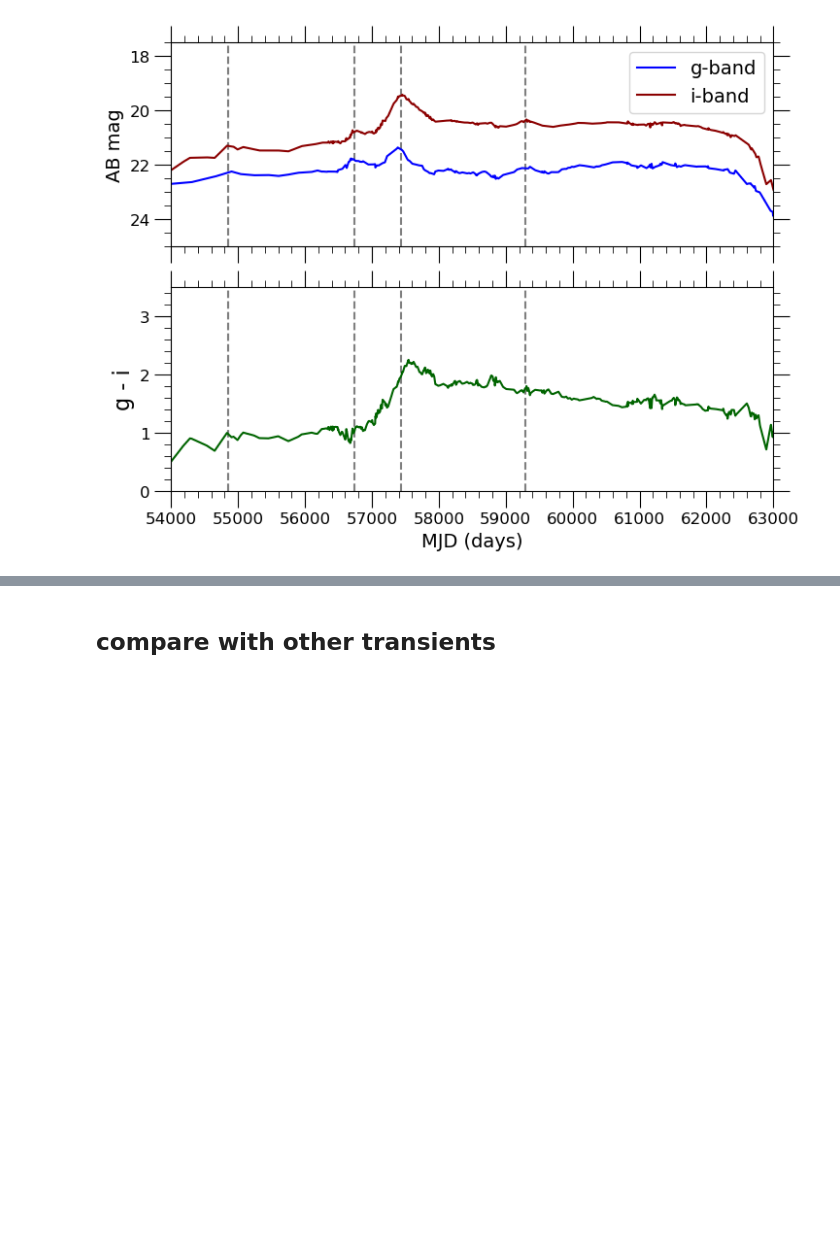
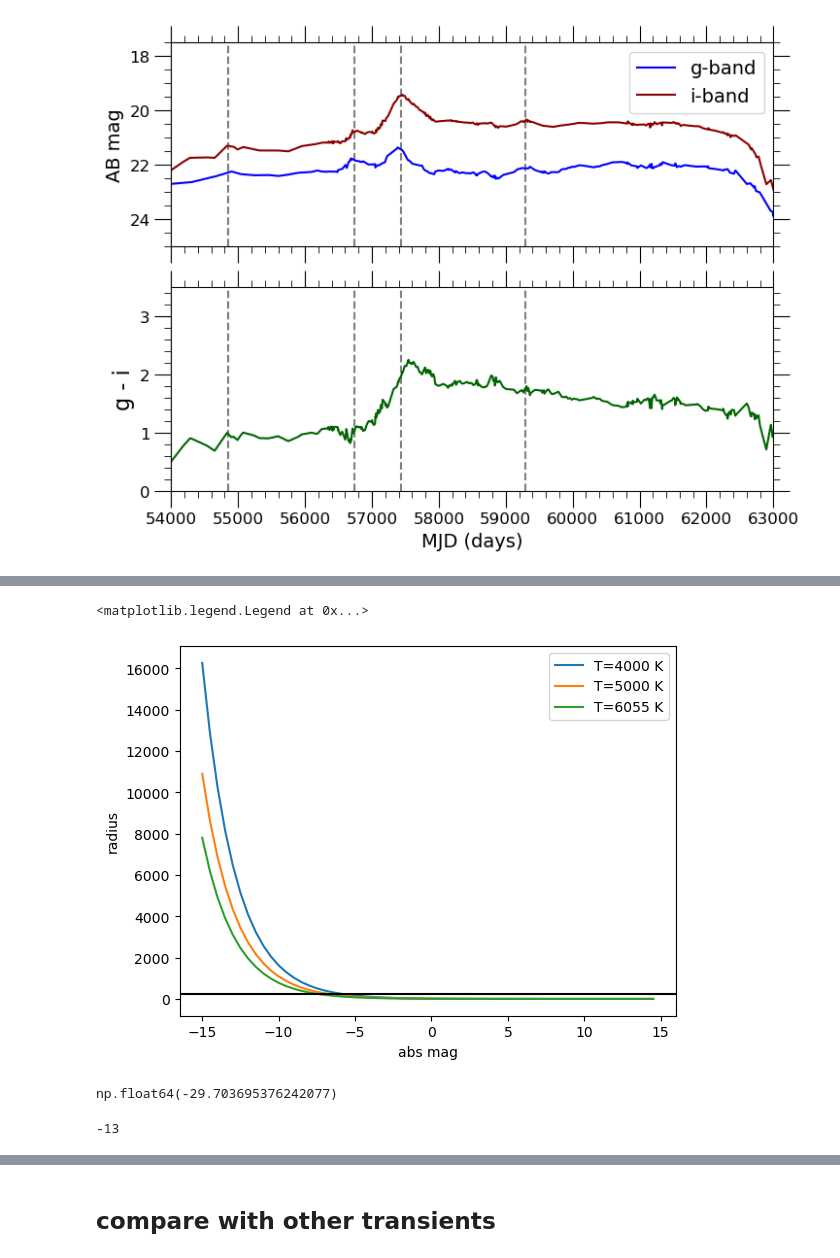
Before and after one commit to xiaolng/EtaCarEchoes, a Jupyter notebook: plot_lc.ipynb, the cells around one changed output, grey strips where cells are left out. Cells and saved outputs as stored; diff of their text form; code cells hidden in the pictures; blank space fills up the shorter version.

```diff
--- a/plot_lc.ipynb
+++ b/plot_lc.ipynb
@@ -258,0 +389,31 @@ axs[1].set_ylim(0.0, 3.5)
+# %%
+# radius, mag, temperature ralation
+
+mags = np.arange(-15, 15, .5)
+
+for ti in [4000, 5000, 6055]:
+    r = radius_from_Mi_Teff(mags, ti,)
+
+    plt.plot(mags, r, label=f'T={ti} K')
+
+plt.axhline(y=240, c='k')
+plt.xlabel('abs mag')
+plt.ylabel('radius')
+plt.legend()
+# %% [output]
+<matplotlib.legend.Legend at 0x...>
+[figure, added]
+# %%
+# assume initial has a 240R_sun radius
+# from, Theodore R. Gull JD13 – Eta Carinae in the Context of the Most Massive Stars
+
+abs_mag = mags[ np.argmin( np.abs(r - 240) )]
+
+# initial magnitude
+abs_mag - i_new[0]
+# %% [output]
+np.float64(-29.703695376242077)
+# %%
+22-35
+# %% [output]
+-13
```
Also changed, not shown: parts of 33 cells of this notebook, 6 other files.
